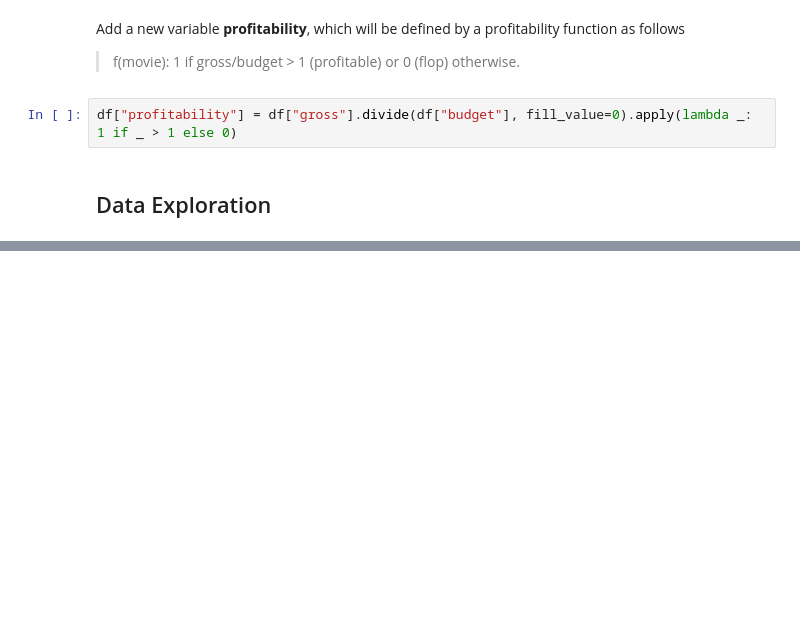
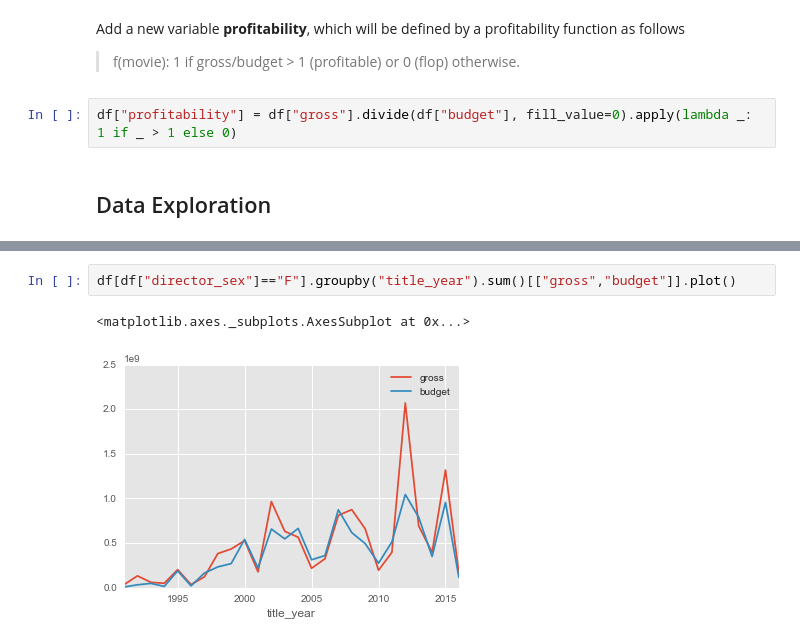
Before and after one commit to eeghor/teg-movie-presentation, a Jupyter notebook: imdb_5000_analysis.ipynb, the cells around one changed output, grey strips where cells are left out. Drawn from its saved outputs; the diff is of its cells as text; blank space fills up the shorter version.

```diff
--- a/imdb_5000_analysis.ipynb
+++ b/imdb_5000_analysis.ipynb
@@ -143,0 +157,5 @@ sns.countplot(x="facenumber_in_poster", data=df)
+# %%
+df[df["director_sex"]=="F"].groupby("title_year").sum()[["gross","budget"]].plot()
+# %% [output]
+<matplotlib.axes._subplots.AxesSubplot at 0x...>
+[figure, added]
```
Also changed, not shown: parts of 15 cells of this notebook.
